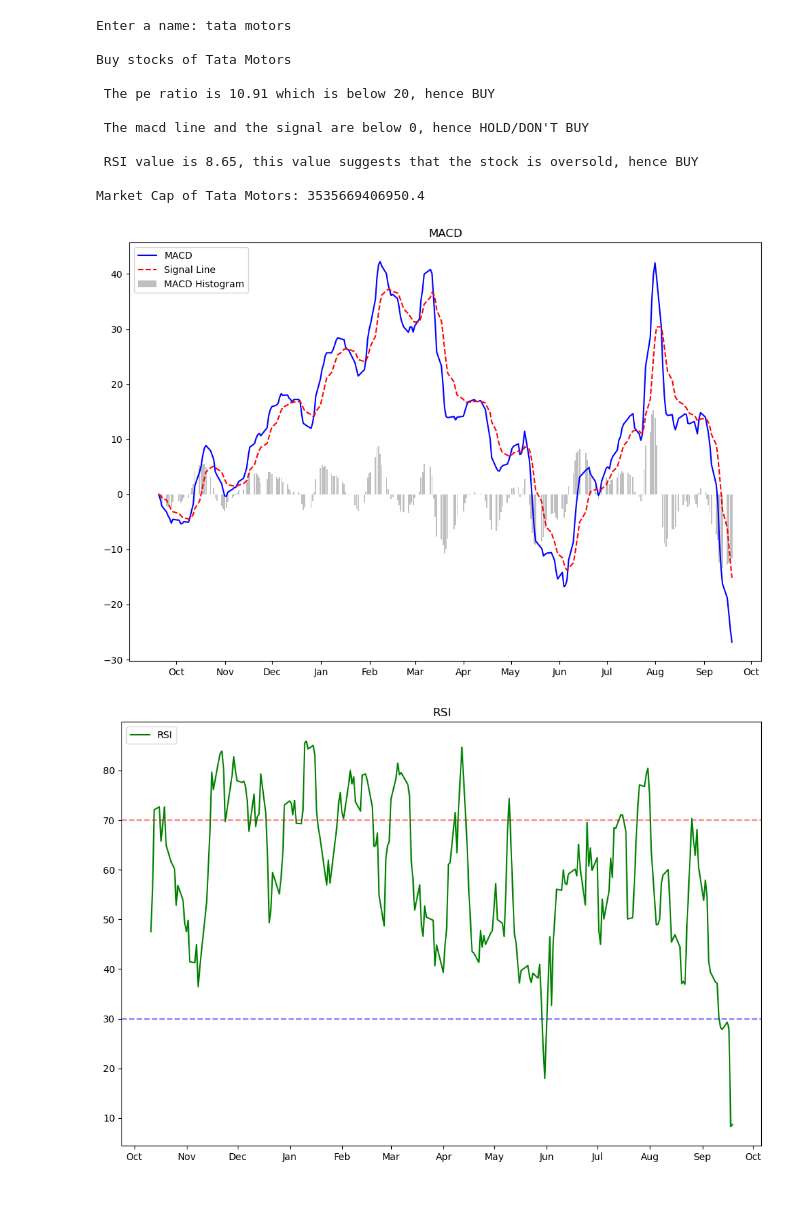
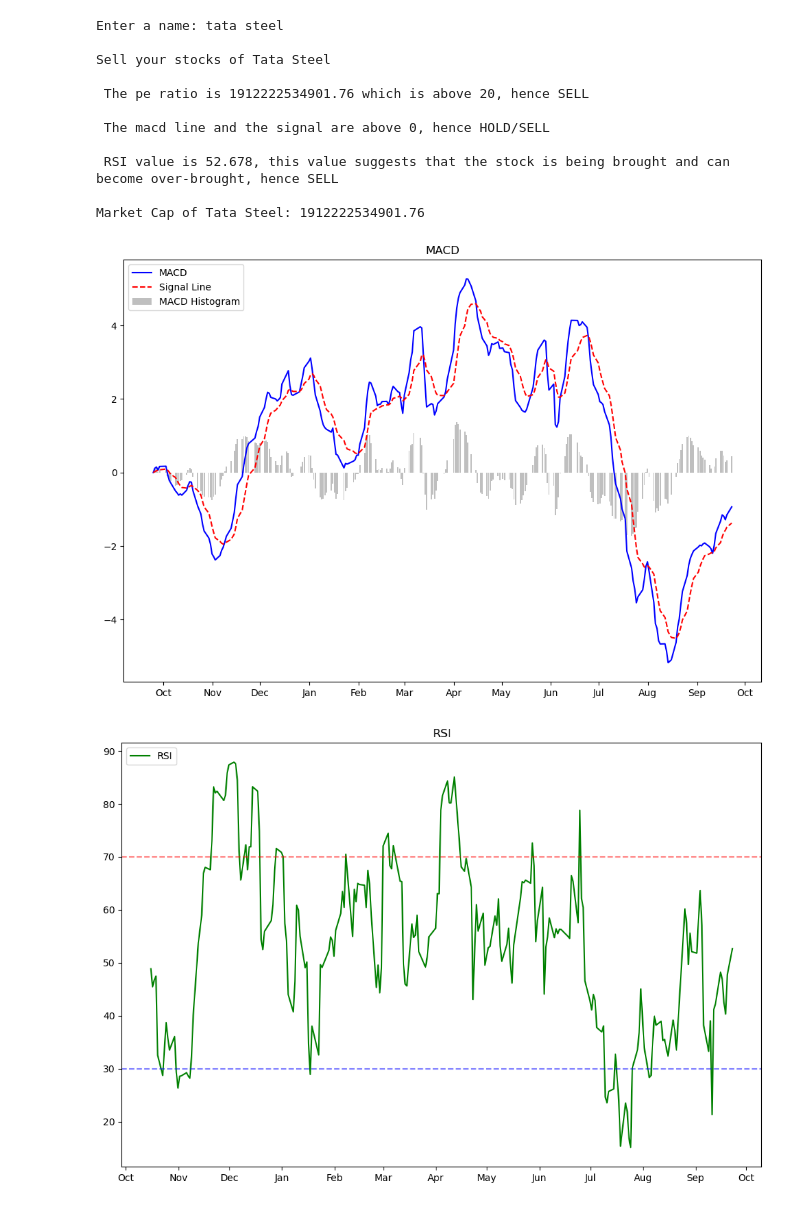
Before and after one commit to Arnax308/Stock-Market-Prediction, a Jupyter notebook: Financial_Data.ipynb, the cells around one changed output. Drawn from its saved outputs; the diff is of its cells as text; code cells hidden in the pictures.

```diff
--- a/Financial_Data.ipynb
+++ b/Financial_Data.ipynb
@@ -168,7 +209,8 @@ def visualise_rsi(data):
     ax2.set_title("RSI")
 # %%
 name = input('Enter a name: ')
-info = pe_and_market_cap(name)
+symbol = inp(name)
+info = pe_and_market_cap(symbol)
 response = []
 
 if info[2] != 1:
@@ -227,39 +269,39 @@ else:
 
         if val.iloc[-1] < 0:
             response.append(0)
             macd_response = f"The macd line and the signal are below 0, hence HOLD/BUY"
 
         else:
             response.append(1)
             macd_response = f"The macd line and the signal are above 0, hence HOLD/SELL"
 
 
 s = sum(response)
 
 if s >= 2:
     print(f'\nBuy stocks of {name.title()}')
 
 else:
     print(f'\nSell your stocks of {name.title()}')
 
 print('\n',pe_response)
 
 visualise_macd(ma)
 print('\n', macd_response)
 visualise_rsi(r)
 print('\n', rsi_response)
-print(f'\nMarket Cap of {name.title()}: {a[0][0]}')
+print(f'\nMarket Cap of {name.title()}: {info[0]}')
 # %% [output]
-Enter a name: tata motors
+Enter a name: tata steel
 
-Buy stocks of Tata Motors
+Sell your stocks of Tata Steel
 
- The pe ratio is 10.91 which is below 20, hence BUY
+ The pe ratio is 1912222534901.76 which is above 20, hence SELL
 
- The macd line and the signal are below 0, hence HOLD/DON'T BUY
+ The macd line and the signal are above 0, hence HOLD/SELL
 
- RSI value is 8.65, this value suggests that the stock is oversold, hence BUY
+ RSI value is 52.678, this value suggests that the stock is being brought and can become over-brought, hence SELL
 
-Market Cap of Tata Motors: 3535669406950.4
+Market Cap of Tata Steel: 1912222534901.76
-[figure, old version]
+[figure, new version]
-[figure, old version]
+[figure, new version]
```
Also changed, not shown: parts of 8 cells of this notebook.
